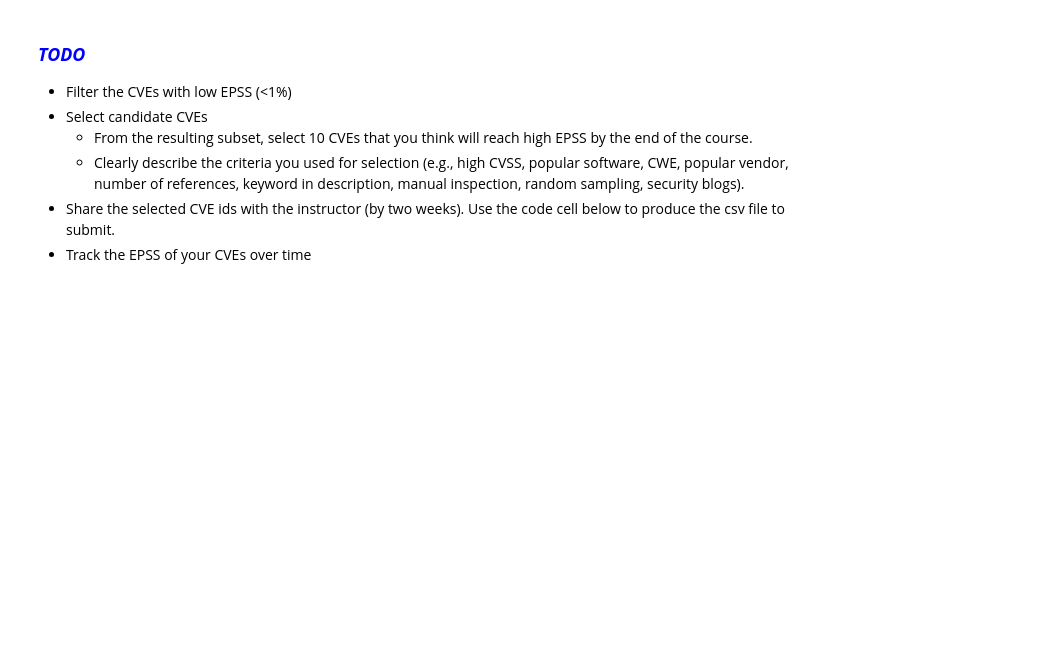
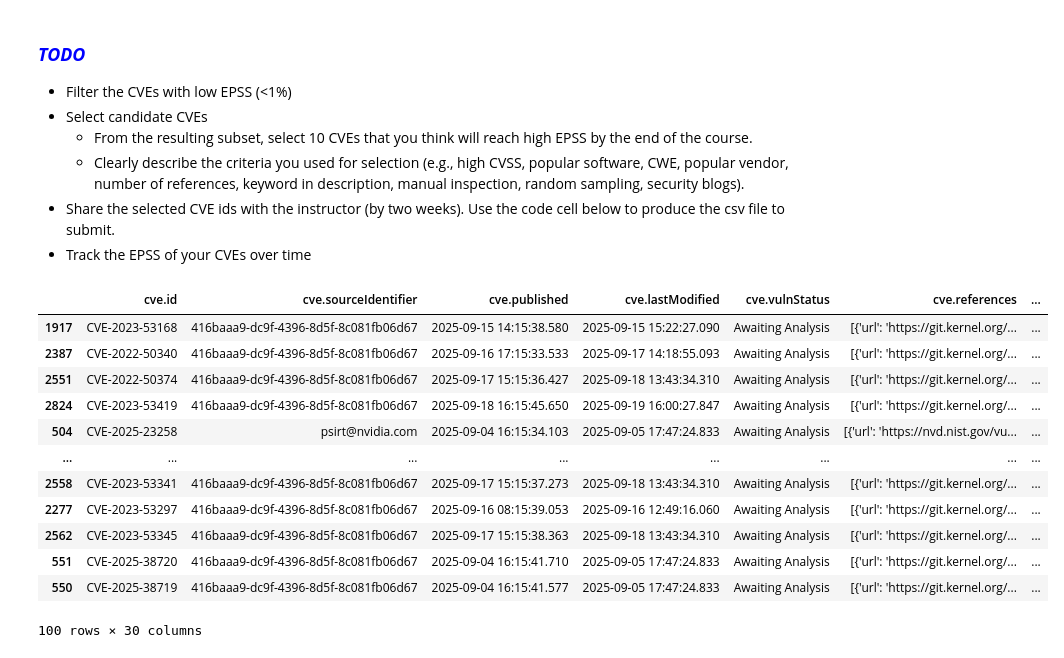
Before and after one commit to alequerenghi/505MI-LAB, a Jupyter notebook: 01_EPSS/LAB_EPSS.ipynb, the cells around one changed output. Saved outputs shown, nothing was run; the diff lists cells and outputs as text; code cells hidden in the pictures; blank space fills up the shorter version.

```diff
--- a/01_EPSS/LAB_EPSS.ipynb
+++ b/01_EPSS/LAB_EPSS.ipynb
@@ -330,3 +335,20 @@ The most common CWEs exploited are:
     - Clearly describe the criteria you used for selection (e.g., high CVSS, popular software, CWE, popular vendor, number of references, keyword in description, manual inspection, random sampling, security blogs).
 - Share the selected CVE ids with the instructor (by two weeks). Use the code cell below to produce the csv file to submit.
 - Track the EPSS of your CVEs over time
+# %%
+df.sort_values("percentile_diff", axis=0, ascending=False, inplace=True)
+df.iloc[0:100]
+# %% [output]
+|  | cve.id | cve.sourceIdentifier | cve.published | cve.lastModified | cve.vulnStatus | cve.references | ... |
+| 1917 | CVE-2023-53168 | 416baaa9-dc9f-4396-8d5f-8c081fb06d67 | 2025-09-15 14:15:38.580 | 2025-09-15 15:22:27.090 | Awaiting Analysis | [{'url': 'https://git.kernel.org/... | ... |
+| 2387 | CVE-2022-50340 | 416baaa9-dc9f-4396-8d5f-8c081fb06d67 | 2025-09-16 17:15:33.533 | 2025-09-17 14:18:55.093 | Awaiting Analysis | [{'url': 'https://git.kernel.org/... | ... |
+| 2551 | CVE-2022-50374 | 416baaa9-dc9f-4396-8d5f-8c081fb06d67 | 2025-09-17 15:15:36.427 | 2025-09-18 13:43:34.310 | Awaiting Analysis | [{'url': 'https://git.kernel.org/... | ... |
+| 2824 | CVE-2023-53419 | 416baaa9-dc9f-4396-8d5f-8c081fb06d67 | 2025-09-18 16:15:45.650 | 2025-09-19 16:00:27.847 | Awaiting Analysis | [{'url': 'https://git.kernel.org/... | ... |
+| 504 | CVE-2025-23258 | psirt@nvidia.com | 2025-09-04 16:15:34.103 | 2025-09-05 17:47:24.833 | Awaiting Analysis | [{'url': 'https://nvd.nist.gov/vu... | ... |
+| ... | ... | ... | ... | ... | ... | ... | ... |
+| 2558 | CVE-2023-53341 | 416baaa9-dc9f-4396-8d5f-8c081fb06d67 | 2025-09-17 15:15:37.273 | 2025-09-18 13:43:34.310 | Awaiting Analysis | [{'url': 'https://git.kernel.org/... | ... |
+| 2277 | CVE-2023-53297 | 416baaa9-dc9f-4396-8d5f-8c081fb06d67 | 2025-09-16 08:15:39.053 | 2025-09-16 12:49:16.060 | Awaiting Analysis | [{'url': 'https://git.kernel.org/... | ... |
+| 2562 | CVE-2023-53345 | 416baaa9-dc9f-4396-8d5f-8c081fb06d67 | 2025-09-17 15:15:38.363 | 2025-09-18 13:43:34.310 | Awaiting Analysis | [{'url': 'https://git.kernel.org/... | ... |
+| 551 | CVE-2025-38720 | 416baaa9-dc9f-4396-8d5f-8c081fb06d67 | 2025-09-04 16:15:41.710 | 2025-09-05 17:47:24.833 | Awaiting Analysis | [{'url': 'https://git.kernel.org/... | ... |
+| 550 | CVE-2025-38719 | 416baaa9-dc9f-4396-8d5f-8c081fb06d67 | 2025-09-04 16:15:41.577 | 2025-09-05 17:47:24.833 | Awaiting Analysis | [{'url': 'https://git.kernel.org/... | ... |
+100 rows × 30 columns
```
Also changed, not shown: parts of 16 cells of this notebook, 2 other files.
